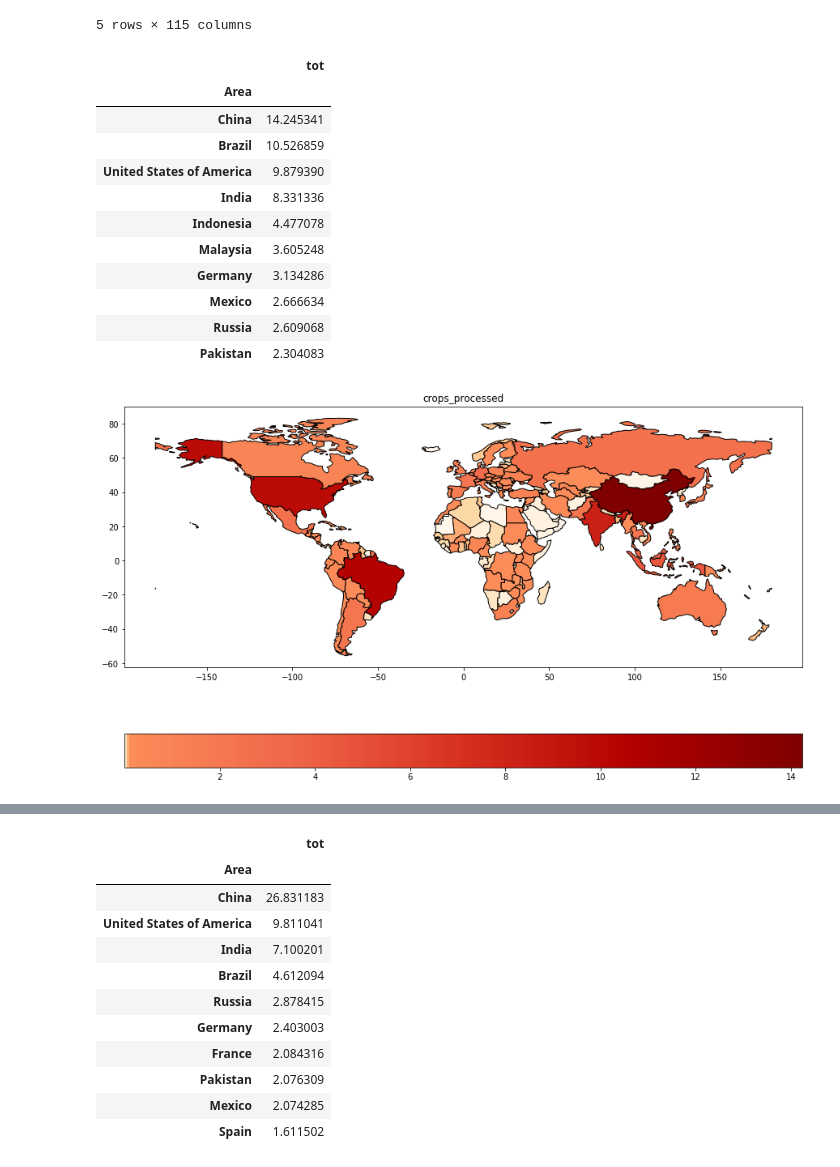
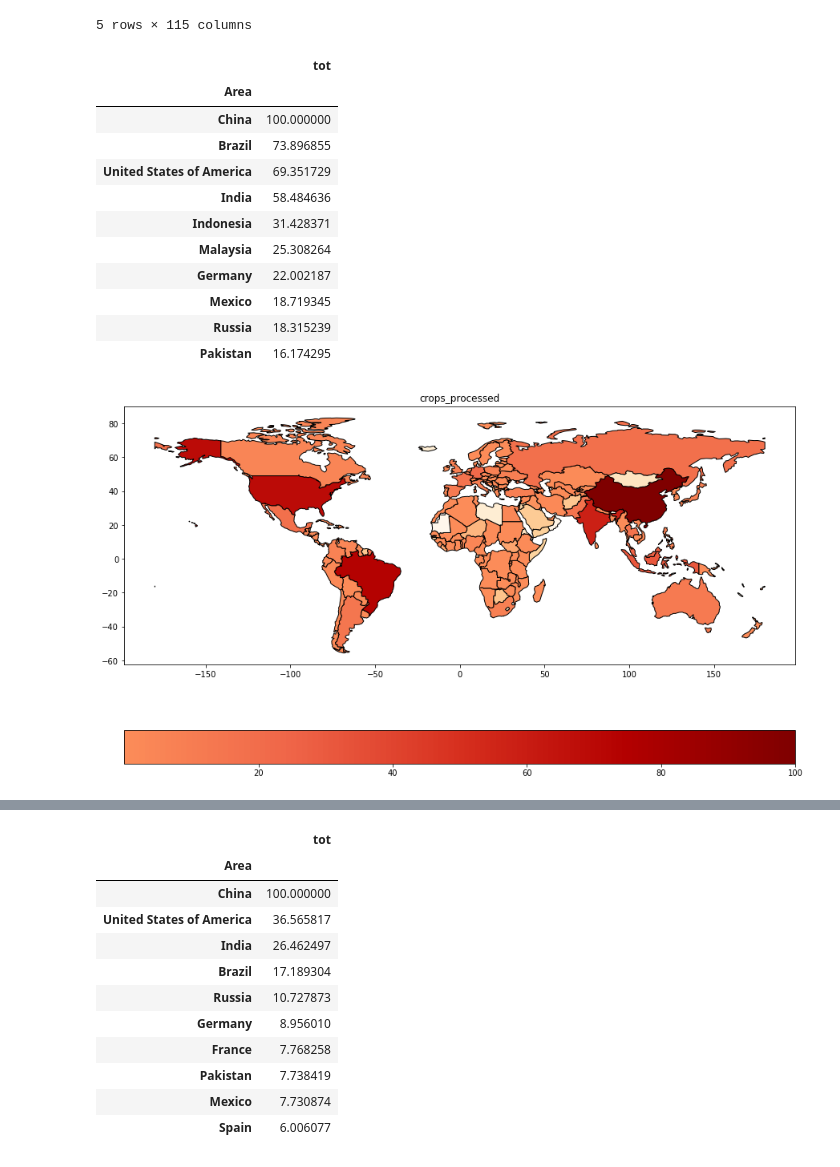
Before and after one commit to GabboM/ADA_Project, a Jupyter notebook: agricoltura_bestiame.ipynb, the cells around one changed output, grey strips where cells are left out. Drawn from its saved outputs; the diff is of its cells as text; code cells hidden in the pictures.

```diff
--- a/agricoltura_bestiame.ipynb
+++ b/agricoltura_bestiame.ipynb
@@ -99,12 +99,12 @@ crops_production = crops_production.drop(to_delete, axis=0)
 def norm(col):
     return col/sum(col)
 # %%
-crops_production['tot'] = crops_production.apply(norm).mean(axis=1)
+crops_production['tot'] = crops_production.apply(norm).sum(axis=1)
 # %%
 result = crops_production.sort_values(by=['tot'], ascending=0)
 result = result[['tot']]
 # %%
-result['tot'] = result['tot']*100
+result['tot'] = result['tot']*100/max(result['tot'])
 result.head(10)
 # %% [output]
 |  | tot |
@@ -144,8 +144,8 @@ def clean_df(df,years,to_drop,changes):
     to_delete = set(df.index).difference(countries)
     df = df.drop(to_delete, axis=0)
     df['tot'] = 0
-    df['tot'] = df.apply(norm).mean(axis=1)
+    df['tot'] = df.apply(norm).sum(axis=1)
     df = df.sort_values(by=['tot'], ascending=0)
     df = df[['tot']]
-    df['tot'] = df['tot']*100
+    df['tot'] = df['tot']*100/max(df['tot'])
     return df
@@ -196,20 +172,20 @@ result.head(10)
 # %% [output]
 |  | tot |
 | Area |  |
-| China | 14.245341 |
-| Brazil | 10.526859 |
-| United States of America | 9.879390 |
-| India | 8.331336 |
-| Indonesia | 4.477078 |
-| Malaysia | 3.605248 |
-| Germany | 3.134286 |
-| Mexico | 2.666634 |
-| Russia | 2.609068 |
-| Pakistan | 2.304083 |
+| China | 100.000000 |
+| Brazil | 73.896855 |
+| United States of America | 69.351729 |
+| India | 58.484636 |
+| Indonesia | 31.428371 |
+| Malaysia | 25.308264 |
+| Germany | 22.002187 |
+| Mexico | 18.719345 |
+| Russia | 18.315239 |
+| Pakistan | 16.174295 |
 # %%
-m = mapp(result,'crops_processed')
+mapp(result,'crops_processed')
 # %% [output]
-[figure, old version]
+[figure, new version]
 # %%
 path = 'data/Production_LivestockPrimary_E_All_Data_NOFLAG.csv'
 live_stock = pd.read_csv(path, encoding = "ISO-8859-1")
@@ -235,13 +210,13 @@ result.head(10)
 # %% [output]
 |  | tot |
 | Area |  |
-| China | 26.831183 |
-| United States of America | 9.811041 |
-| India | 7.100201 |
-| Brazil | 4.612094 |
-| Russia | 2.878415 |
-| Germany | 2.403003 |
-| France | 2.084316 |
-| Pakistan | 2.076309 |
-| Mexico | 2.074285 |
-| Spain | 1.611502 |
+| China | 100.000000 |
+| United States of America | 36.565817 |
+| India | 26.462497 |
+| Brazil | 17.189304 |
+| Russia | 10.727873 |
+| Germany | 8.956010 |
+| France | 7.768258 |
+| Pakistan | 7.738419 |
+| Mexico | 7.730874 |
+| Spain | 6.006077 |
```
Also changed, not shown: parts of 24 cells of this notebook.
